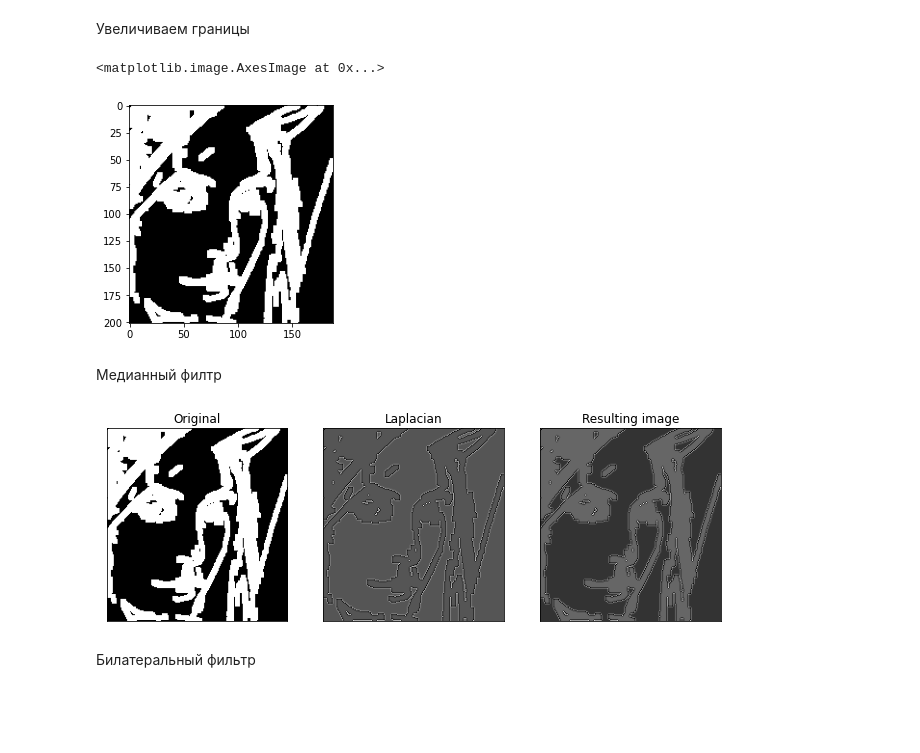
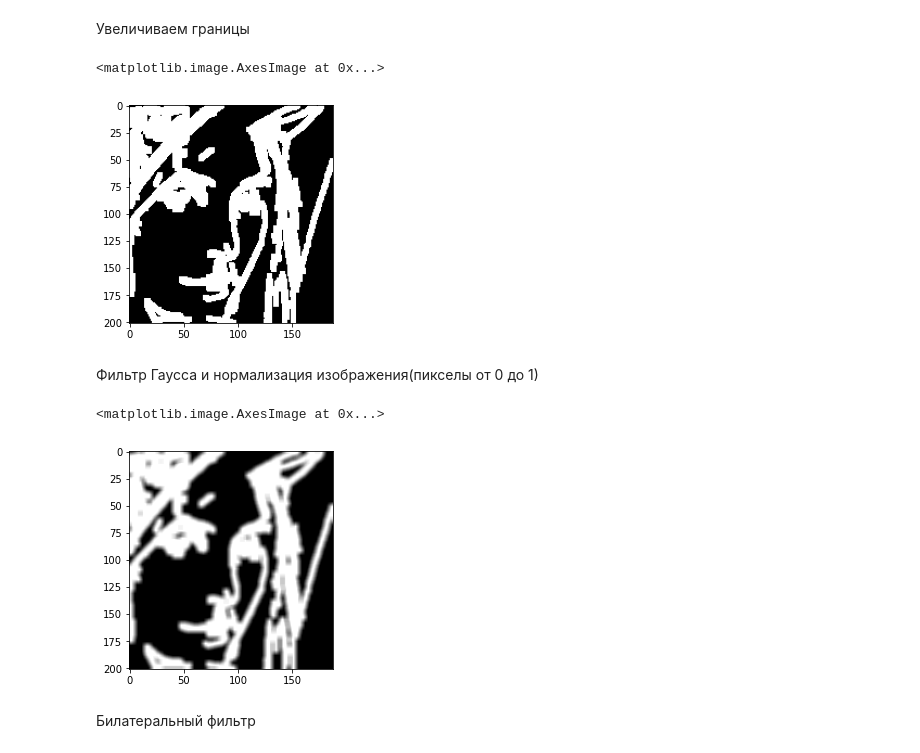
Before and after one commit to LaQerty/cv, a Jupyter notebook: Lab1.ipynb, the cells around one changed output. Saved outputs shown, nothing was run; the diff lists cells and outputs as text; code cells hidden in the pictures; blank space fills up the shorter version.

```diff
--- a/Lab1.ipynb
+++ b/Lab1.ipynb
@@ -41,0 +44,10 @@ plt.imshow(bounds,cmap="gray")
+# %%
+w, h = bounds.shape
+
+numLabels, labels, stats, centroids = cv2.connectedComponentsWithStats(bounds, 4)
+for x in range(0, w):
+    for y in range(0, h):
+        if stats[labels[x, y], cv2.CC_STAT_WIDTH] < 10 and stats[labels[x, y], cv2.CC_STAT_HEIGHT] < 10:
+            bounds[x, y] = 0
+
+plt.imshow(bounds, cmap="gray")
@@ -48,31 +63,18 @@ dilated = cv2.dilate(bounds, kernel, 1)
 plt.imshow(dilated,cmap="gray")
 # %% [output]
 <matplotlib.image.AxesImage at 0x...>
-[figure, old version]
+[figure, new version]
 # %% [markdown]
-Медианный филтр
+Фильтр Гаусса и нормализация изображения(пикселы от 0 до 1)
 # %%
-new_image = cv2.Laplacian(dilated,cv2.CV_64F)
-plt.figure(figsize=(11,6))
-plt.subplot(131),
-plt.imshow(dilated, cmap='gray'),
-plt.title('Original')
-plt.xticks([]),
-plt.yticks([])
-plt.subplot(132),
-plt.imshow(new_image, cmap='gray'),
-plt.title('Laplacian')
-plt.xticks([]),
-plt.yticks([])
-plt.subplot(133),
-plt.imshow(dilated + new_image, cmap='gray'),
-M = dilated + new_image
-plt.title('Resulting image')
-plt.xticks([]),
-plt.yticks([])
-plt.show()
+array = np.array([])
+gb = cv2.GaussianBlur(dilated, (5,5), cv2.BORDER_DEFAULT)
+M = cv2.normalize(gb, array, 0, 1, cv2.NORM_MINMAX, cv2.CV_32F)
+
+plt.imshow(M, cmap="gray")
 # %% [output]
+<matplotlib.image.AxesImage at 0x...>
-[figure, old version]
+[figure, new version]
 # %% [markdown]
 Билатеральный фильтр
 # %%
```
Also changed, not shown: parts of 7 cells of this notebook.
